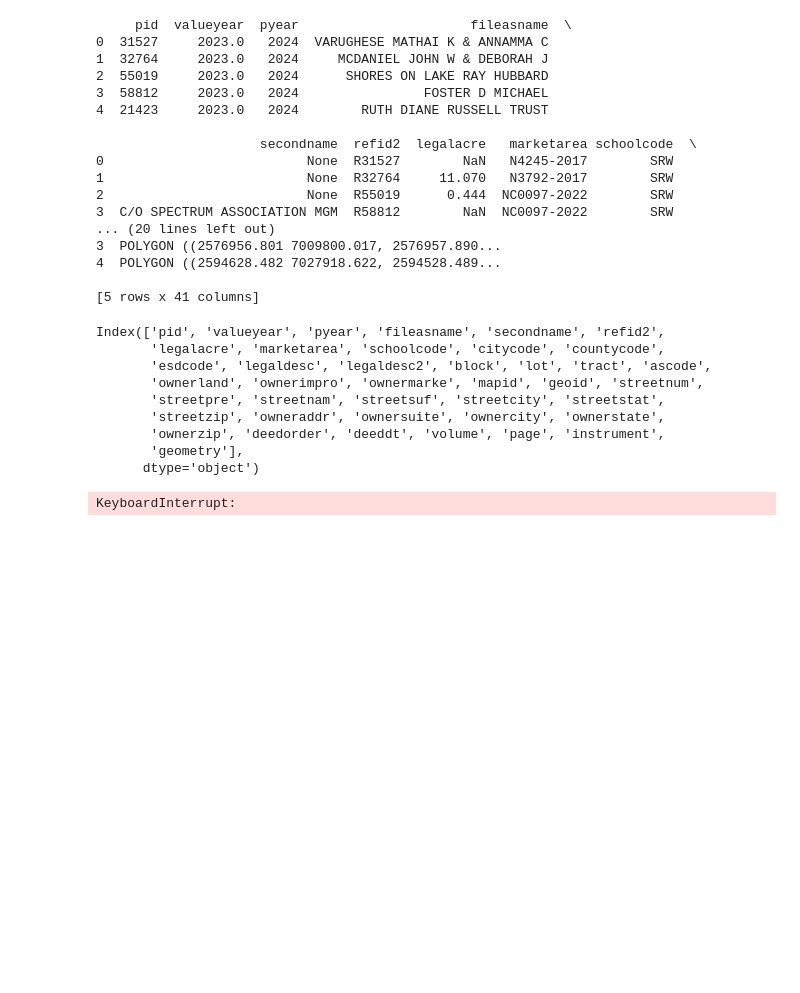
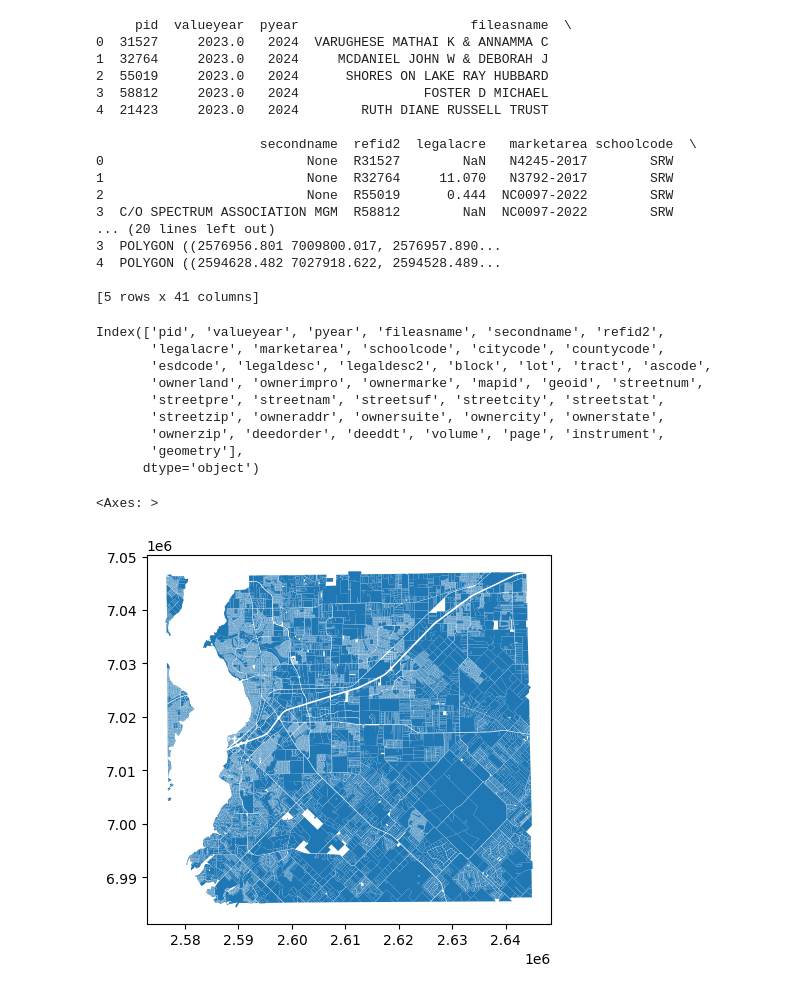
Before and after one commit to thestackdev/postgis-geopandas, a Jupyter notebook: main.ipynb, the cells around one changed output. Cells and saved outputs as stored; diff of their text form; code cells hidden in the pictures; blank space fills up the shorter version.

```diff
--- a/main.ipynb
+++ b/main.ipynb
@@ -46,13 +40,16 @@ Index(['pid', 'valueyear', 'pyear', 'fileasname', 'secondname', 'refid2',
       dtype='object')
 # %%
 from sqlalchemy import create_engine
-engine = create_engine('postgresql://postgres:YQHv6g7EaW3j@157.230.128.30:5432/postgres')
+
+DB_URL = os.getenv('DB_URL')
+
+engine = create_engine(DB_URL)
 
 data.to_postgis('rockwall_ownership', engine, if_exists='replace')
 # %%
 # extract data from postgres and plot
-data_from_gis = gpd.read_postgis('select * from rockwall_ownership', engine)
-
-data.plot()
+data_from_gis = gpd.read_postgis('select * from rockwall_ownership', engine, geom_col='geometry')
+data_from_gis.plot()
 # %% [output]
-KeyboardInterrupt:
+<Axes: >
+[figure, added]
```
Also changed, not shown: parts of 1 cell of this notebook, 1 other file.
